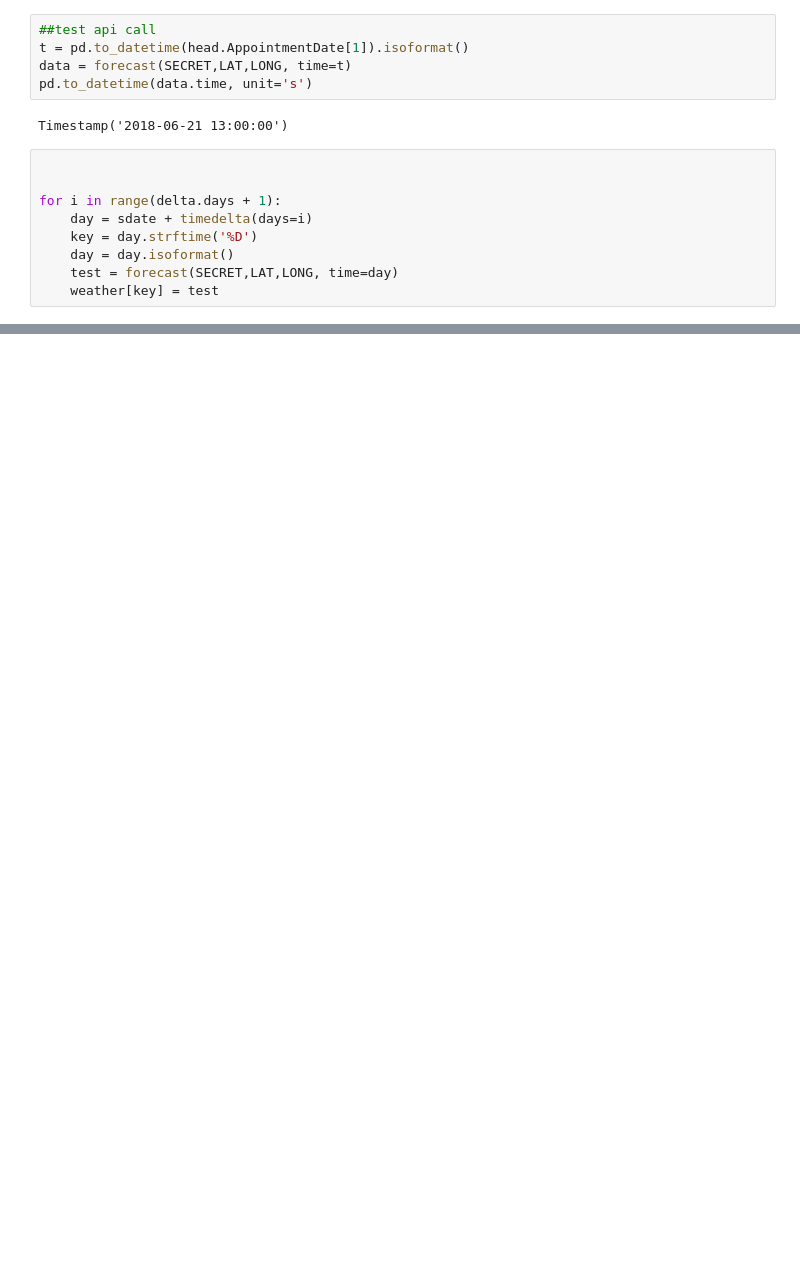
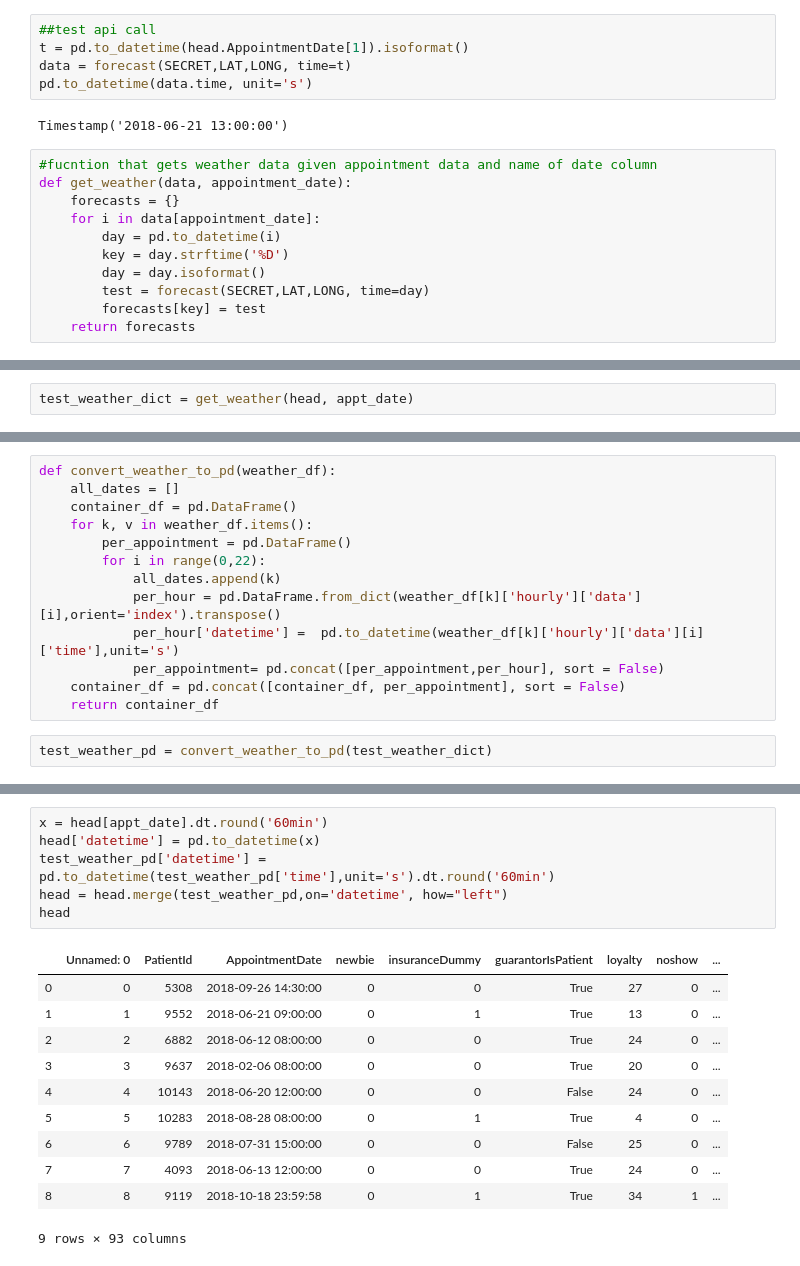
Before and after one commit to TheBeeGuy/No_show_patience, a Jupyter notebook: Dark_Sky_weather_scrape.ipynb, the cells around one changed output, grey strips where cells are left out. Drawn from its saved outputs; the diff is of its cells as text; blank space fills up the shorter version.

```diff
--- a/Dark_Sky_weather_scrape.ipynb
+++ b/Dark_Sky_weather_scrape.ipynb
@@ -83,11 +71,13 @@ pd.to_datetime(data.time, unit='s')
 # %% [output]
 Timestamp('2018-06-21 13:00:00')
 # %%
-
-
-for i in range(delta.days + 1):
-    day = sdate + timedelta(days=i)
-    key = day.strftime('%D')
-    day = day.isoformat()
-    test = forecast(SECRET,LAT,LONG, time=day)
-    weather[key] = test
+#fucntion that gets weather data given appointment data and name of date column
+def get_weather(data, appointment_date):
+    forecasts = {}
+    for i in data[appointment_date]:
+        day = pd.to_datetime(i)
+        key = day.strftime('%D')
+        day = day.isoformat()
+        test = forecast(SECRET,LAT,LONG, time=day)
+        forecasts[key] = test
+    return forecasts
@@ -101,0 +87,2 @@ for i in range(delta.days + 1):
+# %%
+test_weather_dict = get_weather(head, appt_date)
@@ -101,0 +91,15 @@ for i in range(delta.days + 1):
+# %%
+def convert_weather_to_pd(weather_df):
+    all_dates = []
+    container_df = pd.DataFrame()
+    for k, v in weather_df.items():
+        per_appointment = pd.DataFrame()
+        for i in range(0,22):
+            all_dates.append(k)
+            per_hour = pd.DataFrame.from_dict(weather_df[k]['hourly']['data'][i],orient='index').transpose()
+            per_hour['datetime'] =  pd.to_datetime(weather_df[k]['hourly']['data'][i]['time'],unit='s')
+            per_appointment= pd.concat([per_appointment,per_hour], sort = False)
+    container_df = pd.concat([container_df, per_appointment], sort = False)
+    return container_df
+# %%
+test_weather_pd = convert_weather_to_pd(test_weather_dict)
@@ -101,0 +113,18 @@ for i in range(delta.days + 1):
+# %%
+x = head[appt_date].dt.round('60min')
+head['datetime'] = pd.to_datetime(x)
+test_weather_pd['datetime'] = pd.to_datetime(test_weather_pd['time'],unit='s').dt.round('60min')
+head = head.merge(test_weather_pd,on='datetime', how="left")
+head
+# %% [output]
+|  | Unnamed: 0 | PatientId | AppointmentDate | newbie | insuranceDummy | guarantorIsPatient | loyalty | noshow | ... |
+| 0 | 0 | 5308 | 2018-09-26 14:30:00 | 0 | 0 | True | 27 | 0 | ... |
+| 1 | 1 | 9552 | 2018-06-21 09:00:00 | 0 | 1 | True | 13 | 0 | ... |
+| 2 | 2 | 6882 | 2018-06-12 08:00:00 | 0 | 0 | True | 24 | 0 | ... |
+| 3 | 3 | 9637 | 2018-02-06 08:00:00 | 0 | 0 | True | 20 | 0 | ... |
+| 4 | 4 | 10143 | 2018-06-20 12:00:00 | 0 | 0 | False | 24 | 0 | ... |
+| 5 | 5 | 10283 | 2018-08-28 08:00:00 | 0 | 1 | True | 4 | 0 | ... |
+| 6 | 6 | 9789 | 2018-07-31 15:00:00 | 0 | 0 | False | 25 | 0 | ... |
+| 7 | 7 | 4093 | 2018-06-13 12:00:00 | 0 | 0 | True | 24 | 0 | ... |
+| 8 | 8 | 9119 | 2018-10-18 23:59:58 | 0 | 1 | True | 34 | 1 | ... |
+9 rows × 93 columns
```
Also changed, not shown: parts of 9 cells of this notebook, 5 other files.
